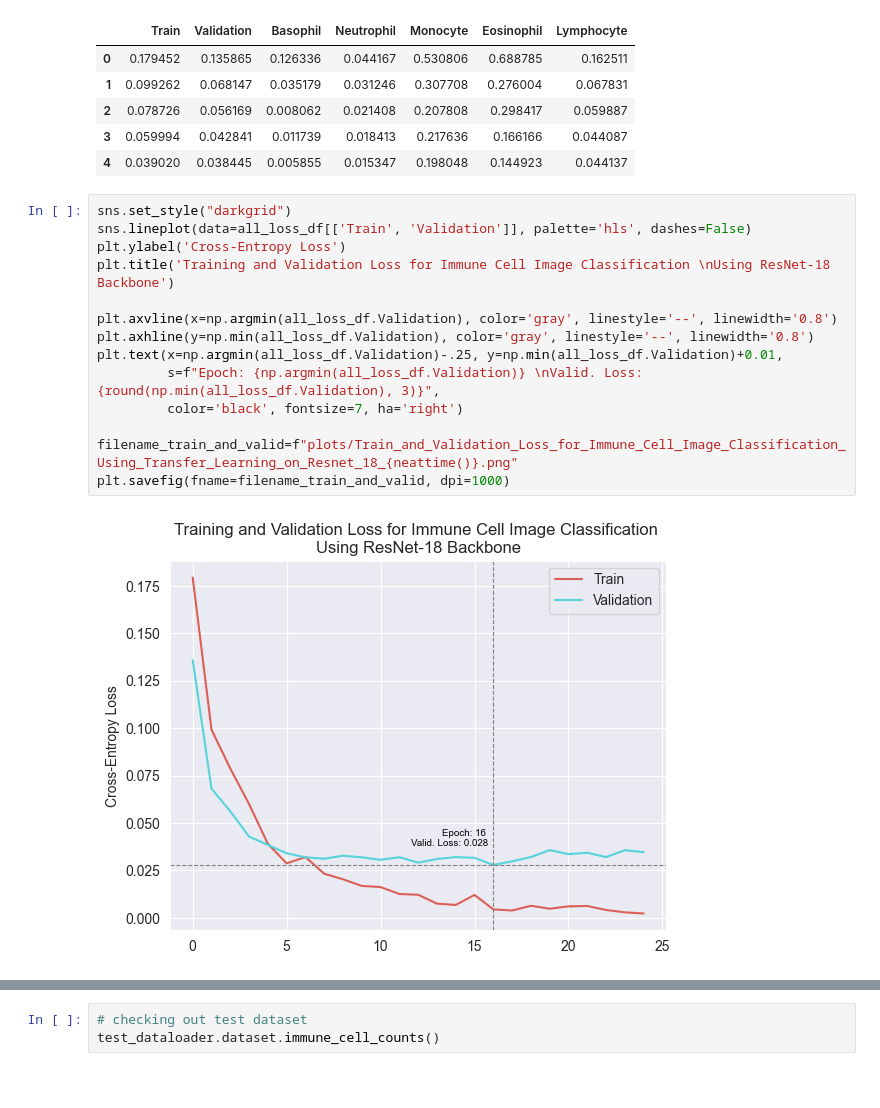
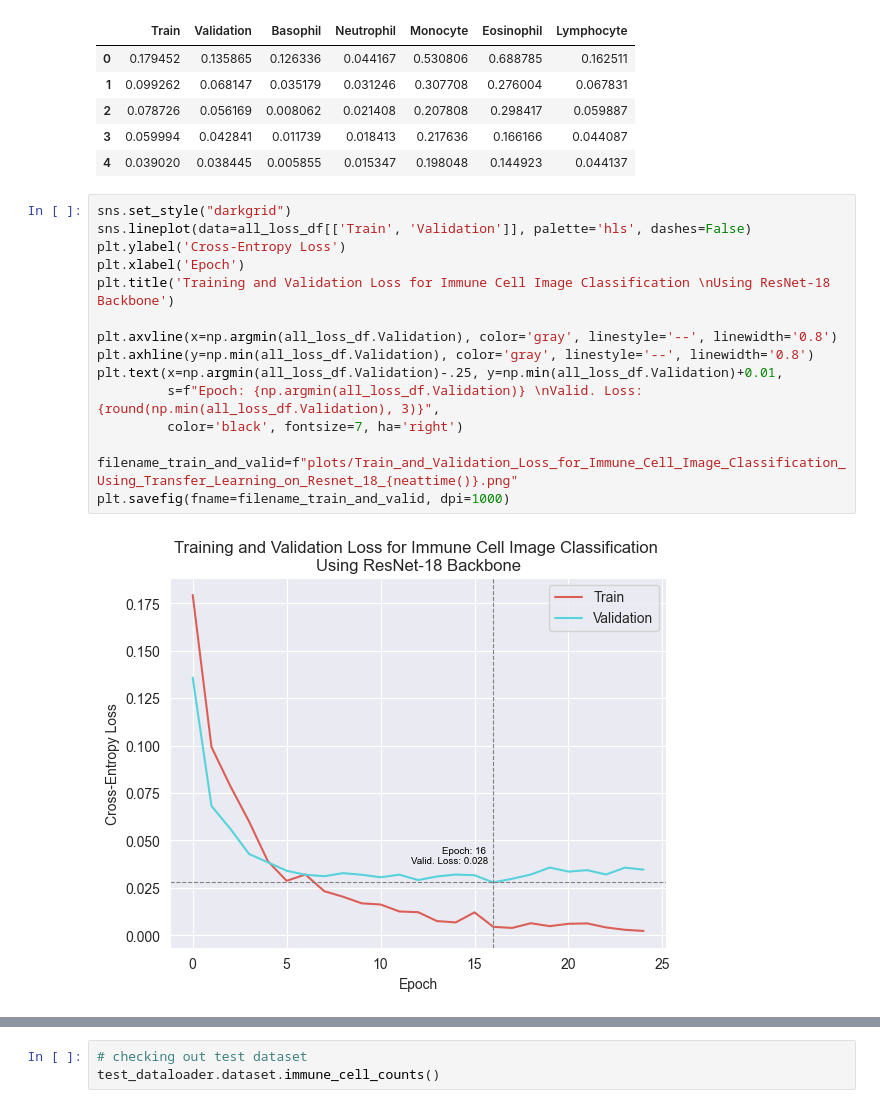
Before and after one commit to cgeils25/White_Blood_Cell_Image_Classification, a Jupyter notebook: train.ipynb, the cells around one changed output, grey strips where cells are left out. Cells and saved outputs as stored; diff of their text form; blank space fills up the shorter version.

```diff
--- a/train.ipynb
+++ b/train.ipynb
@@ -743,19 +743,20 @@ all_loss_df.head()
 # %%
 sns.set_style("darkgrid")
 sns.lineplot(data=all_loss_df[['Train', 'Validation']], palette='hls', dashes=False)
 plt.ylabel('Cross-Entropy Loss')
+plt.xlabel('Epoch')
 plt.title('Training and Validation Loss for Immune Cell Image Classification \nUsing ResNet-18 Backbone')
 
 plt.axvline(x=np.argmin(all_loss_df.Validation), color='gray', linestyle='--', linewidth='0.8')
 plt.axhline(y=np.min(all_loss_df.Validation), color='gray', linestyle='--', linewidth='0.8')
 plt.text(x=np.argmin(all_loss_df.Validation)-.25, y=np.min(all_loss_df.Validation)+0.01,
          s=f"Epoch: {np.argmin(all_loss_df.Validation)} \nValid. Loss: {round(np.min(all_loss_df.Validation), 3)}",
          color='black', fontsize=7, ha='right')
 
 filename_train_and_valid=f"plots/Train_and_Validation_Loss_for_Immune_Cell_Image_Classification_Using_Transfer_Learning_on_Resnet_18_{neattime()}.png"
 plt.savefig(fname=filename_train_and_valid, dpi=1000)
 # %% [output]
-[figure, old version]
+[figure, new version]
 # %%
 sns.set_style("darkgrid")
 sns.lineplot(data=all_loss_df[['Basophil', 'Neutrophil', 'Monocyte', 'Eosinophil', 'Lymphocyte']], palette='hls', dashes=False)
```
Also changed, not shown: parts of 1 cell of this notebook.
